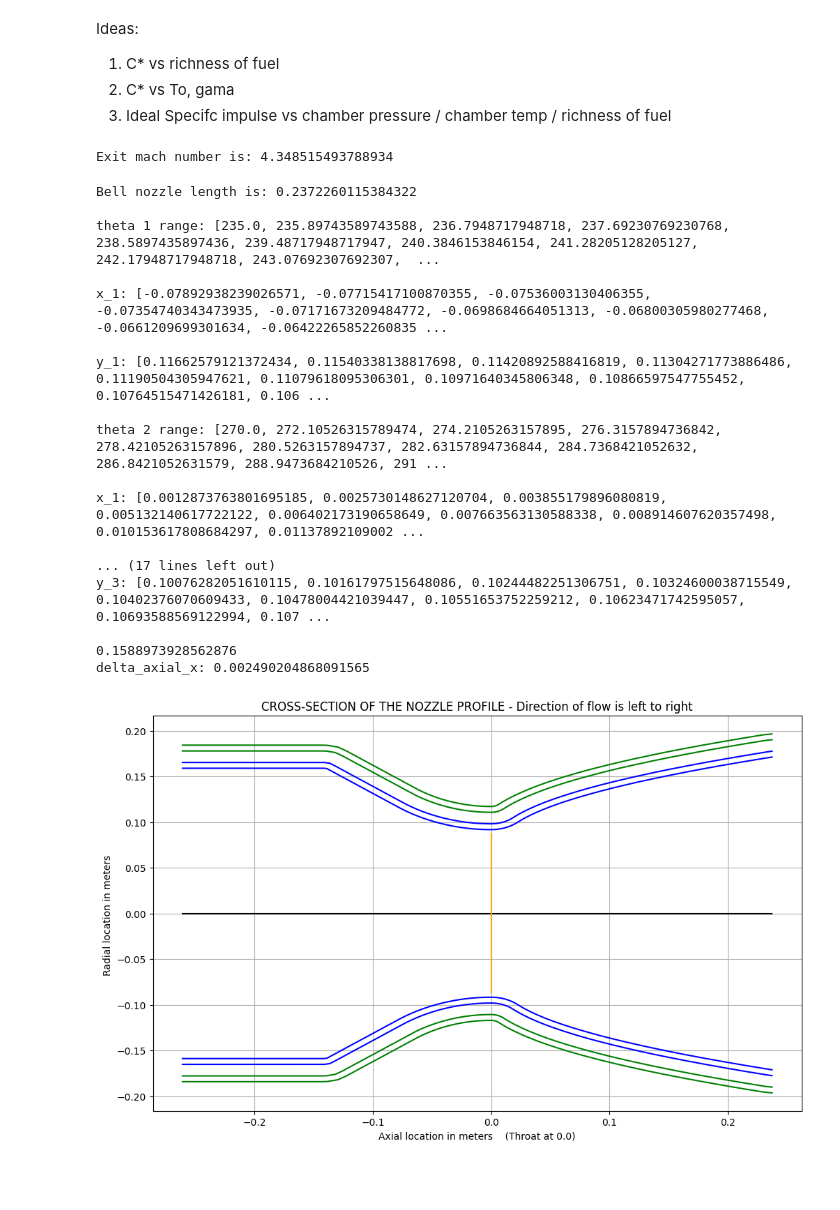
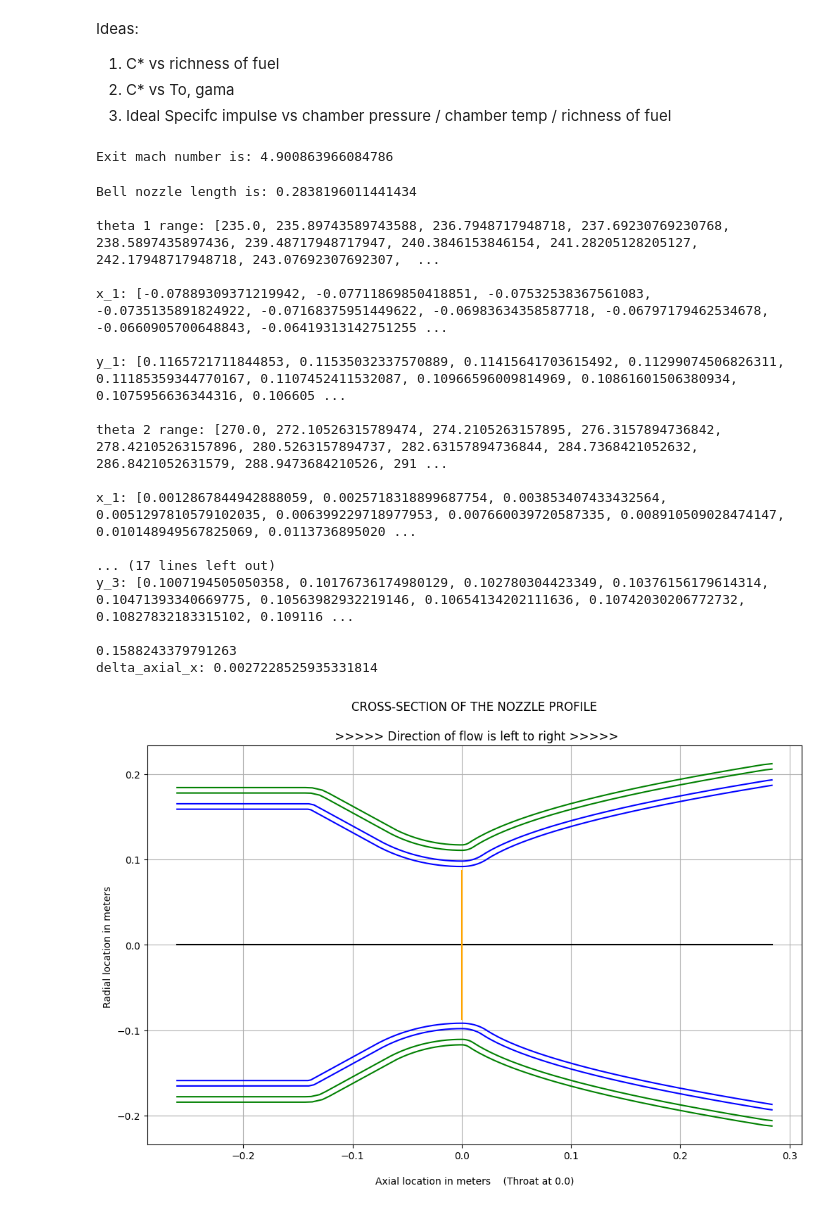
Before and after one commit to mikeortiz5190/Basic-Portfolio, a Jupyter notebook: Nozzle_Design_Code_6_One_trapizoid_node_Segments_ALL_LAYERS_Implicit_Opposite_flow_cooling_.ipynb, the cells around one changed output. Drawn from its saved outputs; the diff is of its cells as text; code cells hidden in the pictures; blank space fills up the shorter version.

```diff
--- a/Nozzle_Design_Code_6_One_trapizoid_node_Segments_ALL_LAYERS_Implicit_Opposite_flow_cooling_.ipynb
+++ b/Nozzle_Design_Code_6_One_trapizoid_node_Segments_ALL_LAYERS_Implicit_Opposite_flow_cooling_.ipynb
@@ -66,7 +66,7 @@ R_universal = 8314.46
 R = R_universal/M
 
 #Atmospheric pressure at design conditions:
-p2_design = 30000 #9144 meters, height of mt everest
+p2_design = 20000
 Pressure_ratio = p2_design/Po
 print(f'Pressure Ratio: {Pressure_ratio}')
 
@@ -221,7 +221,7 @@ for i in range(guesses):
 print(f'Exit mach number is: {m_new}')
 m_exit = m_new
 # %% [output]
-Exit mach number is: 4.348515493788934
+Exit mach number is: 4.900863966084786
 # %%
 #################################################################################
 ############ DEFINE THE PRIMARY NOZZLE PROFILE - INNER MOST LAYER ###############
@@ -342,23 +342,23 @@ def Build_Nozzle(throat_radius, exit_radius, Area_ratio, chamber_volume, chamber
 # %%
 nodes_x, nodes_y = Build_Nozzle(rt,r2,A_r,Vc,Ac,Lc,0.8)
 # %% [output]
-Bell nozzle length is: 0.2372260115384322
+Bell nozzle length is: 0.2838196011441434
 
 theta 1 range: [235.0, 235.89743589743588, 236.7948717948718, 237.69230769230768, 238.5897435897436, 239.48717948717947, 240.3846153846154, 241.28205128205127, 242.17948717948718, 243.07692307692307,  ...
 
-x_1: [-0.07892938239026571, -0.07715417100870355, -0.07536003130406355, -0.07354740343473935, -0.07171673209484772, -0.0698684664051313, -0.06800305980277468, -0.0661209699301634, -0.06422265852260835 ...
+x_1: [-0.07889309371219942, -0.07711869850418851, -0.07532538367561083, -0.0735135891824922, -0.07168375951449622, -0.06983634358587718, -0.06797179462534678, -0.0660905700648843, -0.06419313142751255 ...
 
-y_1: [0.11662579121372434, 0.11540338138817698, 0.11420892588416819, 0.11304271773886486, 0.11190504305947621, 0.11079618095306301, 0.10971640345806348, 0.10866597547755452, 0.10764515471426181, 0.106 ...
+y_1: [0.1165721711844853, 0.11535032337570889, 0.11415641703615492, 0.11299074506826311, 0.11185359344770167, 0.1107452411532087, 0.10966596009814969, 0.10861601506380934, 0.1075956636344316, 0.106605 ...
 
 theta 2 range: [270.0, 272.10526315789474, 274.2105263157895, 276.3157894736842, 278.42105263157896, 280.5263157894737, 282.63157894736844, 284.7368421052632, 286.8421052631579, 288.9473684210526, 291 ...
 
-x_1: [0.0012873763801695185, 0.0025730148627120704, 0.003855179896080819, 0.005132140617722122, 0.006402173190658649, 0.007663563130588338, 0.008914607620357498, 0.010153617808684297, 0.01137892109002 ...
+x_1: [0.0012867844942888059, 0.0025718318899687754, 0.003853407433432564, 0.0051297810579102035, 0.006399229718977953, 0.007660039720587335, 0.008910509028474147, 0.010148949567825069, 0.0113736895020 ...
 
 ... (17 lines left out)
-y_3: [0.10076282051610115, 0.10161797515648086, 0.10244482251306751, 0.10324600038715549, 0.10402376070609433, 0.10478004421039447, 0.10551653752259212, 0.10623471742595057, 0.10693588569122994, 0.107 ...
+y_3: [0.1007194505050358, 0.10176736174980129, 0.102780304423349, 0.10376156179614314, 0.10471393340669775, 0.10563982932219146, 0.10654134202111636, 0.10742030206772732, 0.10827832183315102, 0.109116 ...
 
-0.1588973928562876
-delta_axial_x: 0.002490204868091565
+0.1588243379791263
+delta_axial_x: 0.0027228525935331814
 # %%
 #################################################################################
 ################### FUNCTION TO CREATE PROFILE OFFSETS ##########################
@@ -411,36 +411,36 @@ inner_color = 'blue'
 outer_color = 'green'
 plt.plot(nodes_x, nodes_y, color=inner_color)
 plt.plot(outer_x, outer_y, color=inner_color)
 plt.plot(inner_liner_x, inner_liner_y, color=outer_color)
 plt.plot(outer_liner_x, outer_liner_y, color=outer_color)
 
 def flip(array):
   a=[]
   for i in range(len(array)):
     a.append(-1*array[i])
   return a
 
 y1 = flip(nodes_y)
 y2 = flip(outer_y)
 y3 = flip(inner_liner_y)
 y4 = flip(outer_liner_y)
 plt.plot(nodes_x, y1, color=inner_color)
 plt.plot(outer_x, y2, color=inner_color)
 plt.plot(inner_liner_x, y3, color=outer_color)
 plt.plot(outer_liner_x, y4, color=outer_color)
 
 centerline = np.zeros(len(nodes_x))
 plt.plot(nodes_x, centerline, color = 'black')
 
 plt.plot([0,0],[0.95*max(y1), 0.95*min(nodes_y)], color = 'orange')
 
 plt.grid()
 plt.ylabel('Radial location in meters ')
-plt.xlabel('Axial location in meters    (Throat at 0.0)')
-plt.title('CROSS-SECTION OF THE NOZZLE PROFILE - Direction of flow is left to right')
+plt.xlabel('\nAxial location in meters    (Throat at 0.0)')
+plt.title('CROSS-SECTION OF THE NOZZLE PROFILE\n\n >>>>> Direction of flow is left to right >>>>>')
 plt.show()
 # %% [output]
-[figure, old version]
+[figure, new version]
 # %%
 
 f = open("cd_nozzle.txt", "a")
```
Also changed, not shown: parts of 20 cells of this notebook.
